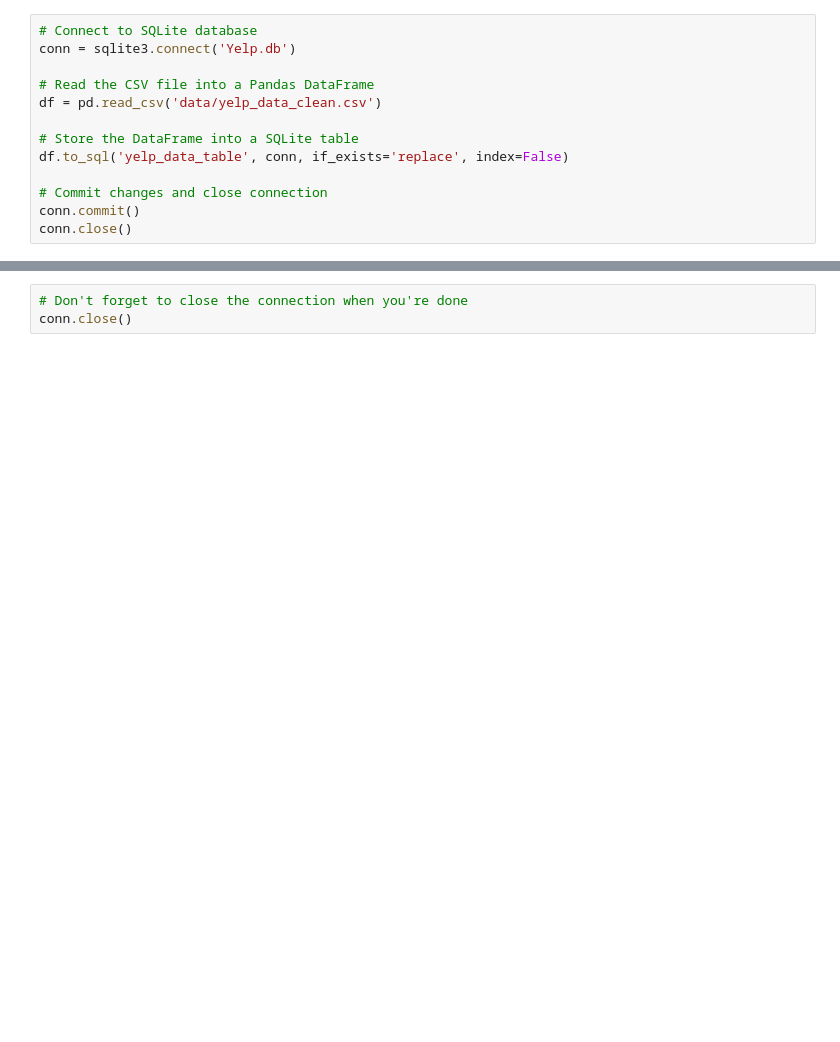
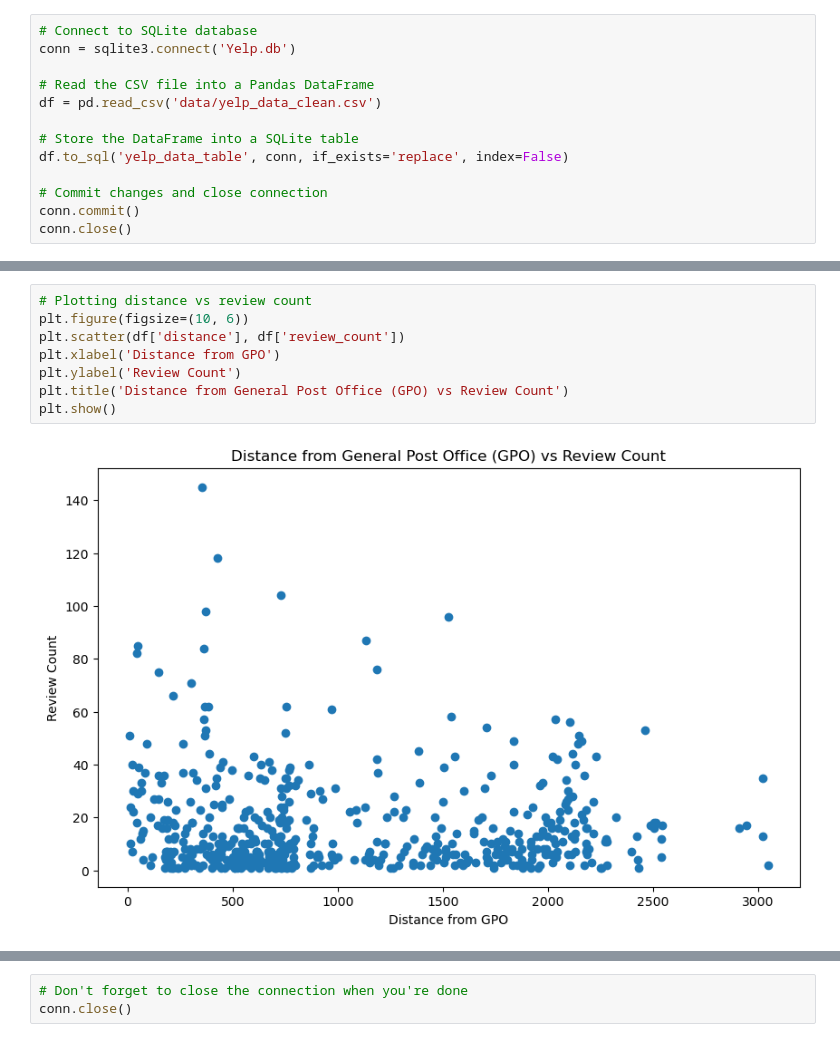
Before and after one commit to Shivabajelan/Perth-Restaurant-Explorer-Mapping-Insights-Analysing-Trends, a Jupyter notebook: database_operation_and_visualisation.ipynb, the cells around one changed output, grey strips where cells are left out. Cells and saved outputs as stored; diff of their text form; blank space fills up the shorter version.

```diff
--- a/database_operation_and_visualisation.ipynb
+++ b/database_operation_and_visualisation.ipynb
@@ -36,0 +118,10 @@ data_for_visualisation.head()
+# %%
+# Plotting distance vs review count
+plt.figure(figsize=(10, 6))
+plt.scatter(df['distance'], df['review_count'])
+plt.xlabel('Distance from GPO')
+plt.ylabel('Review Count')
+plt.title('Distance from General Post Office (GPO) vs Review Count')
+plt.show()
+# %% [output]
+[figure, added]
```
Also changed, not shown: parts of 11 cells of this notebook, 3 other files.
